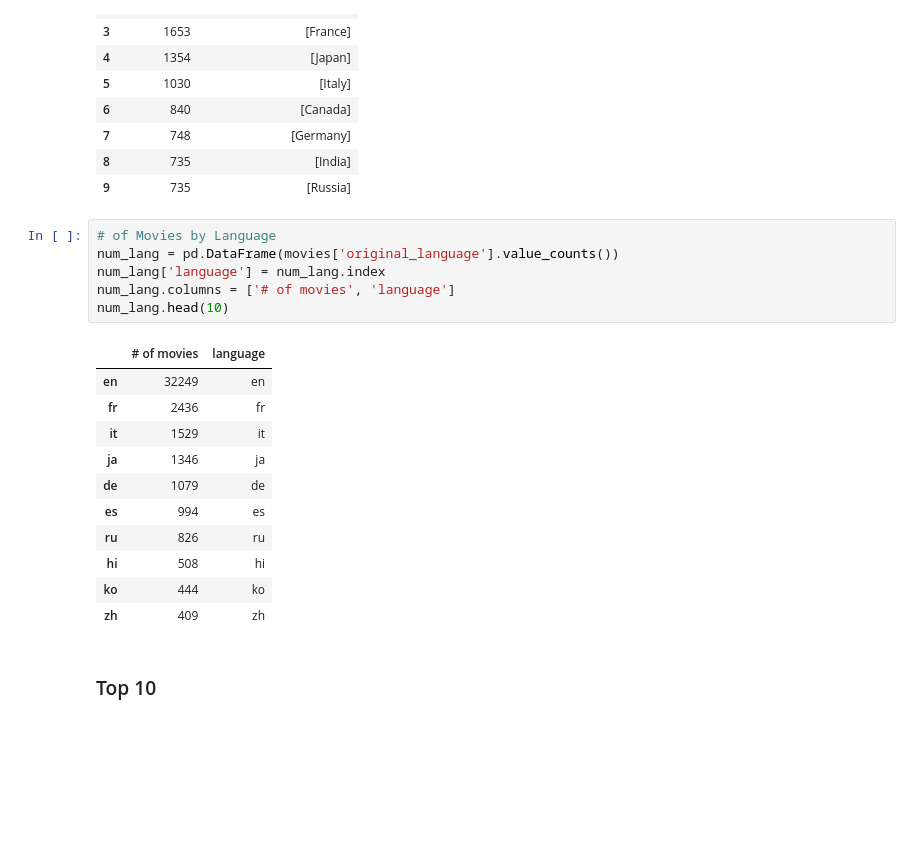
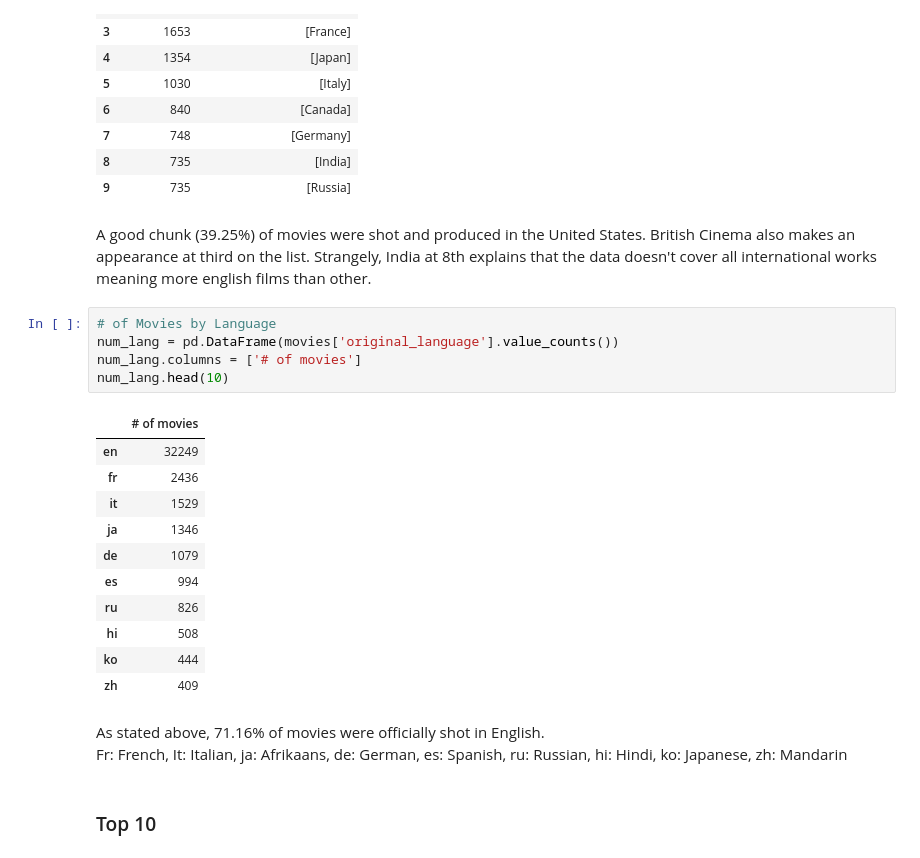
Before and after one commit to sathwikkes/Movie-Recommender-System, a Jupyter notebook: Data-Wrangling-&-Exploratory-Data-Analysis.ipynb, the cells around one changed output. Cells and saved outputs as stored; diff of their text form; blank space fills up the shorter version.

```diff
--- a/Data-Wrangling-&-Exploratory-Data-Analysis.ipynb
+++ b/Data-Wrangling-&-Exploratory-Data-Analysis.ipynb
@@ -669,24 +759,28 @@ movies_by_country.head(10)
 | 7 | 748 | [Germany] |
 | 8 | 735 | [India] |
 | 9 | 735 | [Russia] |
+# %% [markdown]
+A good chunk (39.25%) of movies were shot and produced in the United States. British Cinema also makes an appearance at third on the list. Strangely, India at 8th explains that the data doesn't cover all international works meaning more english films than other.
 # %%
 # of Movies by Language
 num_lang = pd.DataFrame(movies['original_language'].value_counts())
-num_lang['language'] = num_lang.index
-num_lang.columns = ['# of movies', 'language']
+num_lang.columns = ['# of movies']
 num_lang.head(10)
 # %% [output]
-|  | # of movies | language |
-| en | 32249 | en |
-| fr | 2436 | fr |
-| it | 1529 | it |
-| ja | 1346 | ja |
-| de | 1079 | de |
-| es | 994 | es |
-| ru | 826 | ru |
-| hi | 508 | hi |
-| ko | 444 | ko |
-| zh | 409 | zh |
+|  | # of movies |
+| en | 32249 |
+| fr | 2436 |
+| it | 1529 |
+| ja | 1346 |
+| de | 1079 |
+| es | 994 |
+| ru | 826 |
+| hi | 508 |
+| ko | 444 |
+| zh | 409 |
+# %% [markdown]
+As stated above, 71.16% of movies were officially shot in English.
+Fr: French, It: Italian, ja: Afrikaans, de: German, es: Spanish, ru: Russian, hi: Hindi, ko: Japanese, zh: Mandarin
 # %% [markdown]
 ### Top 10<a id='1.6.1_Top_10'></a>
 # %% [markdown]
```
Also changed, not shown: parts of 104 cells of this notebook, 1 other file.
